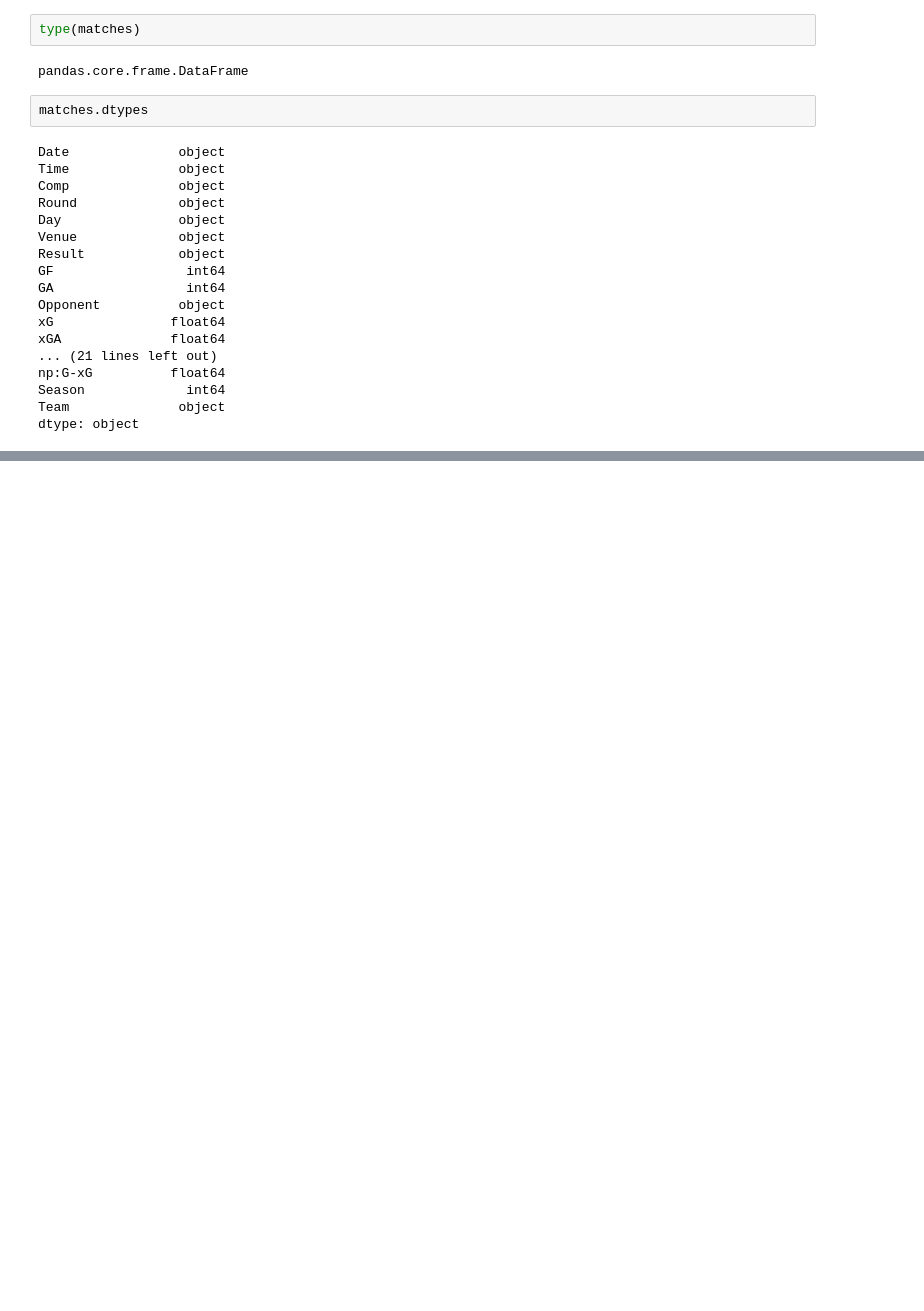
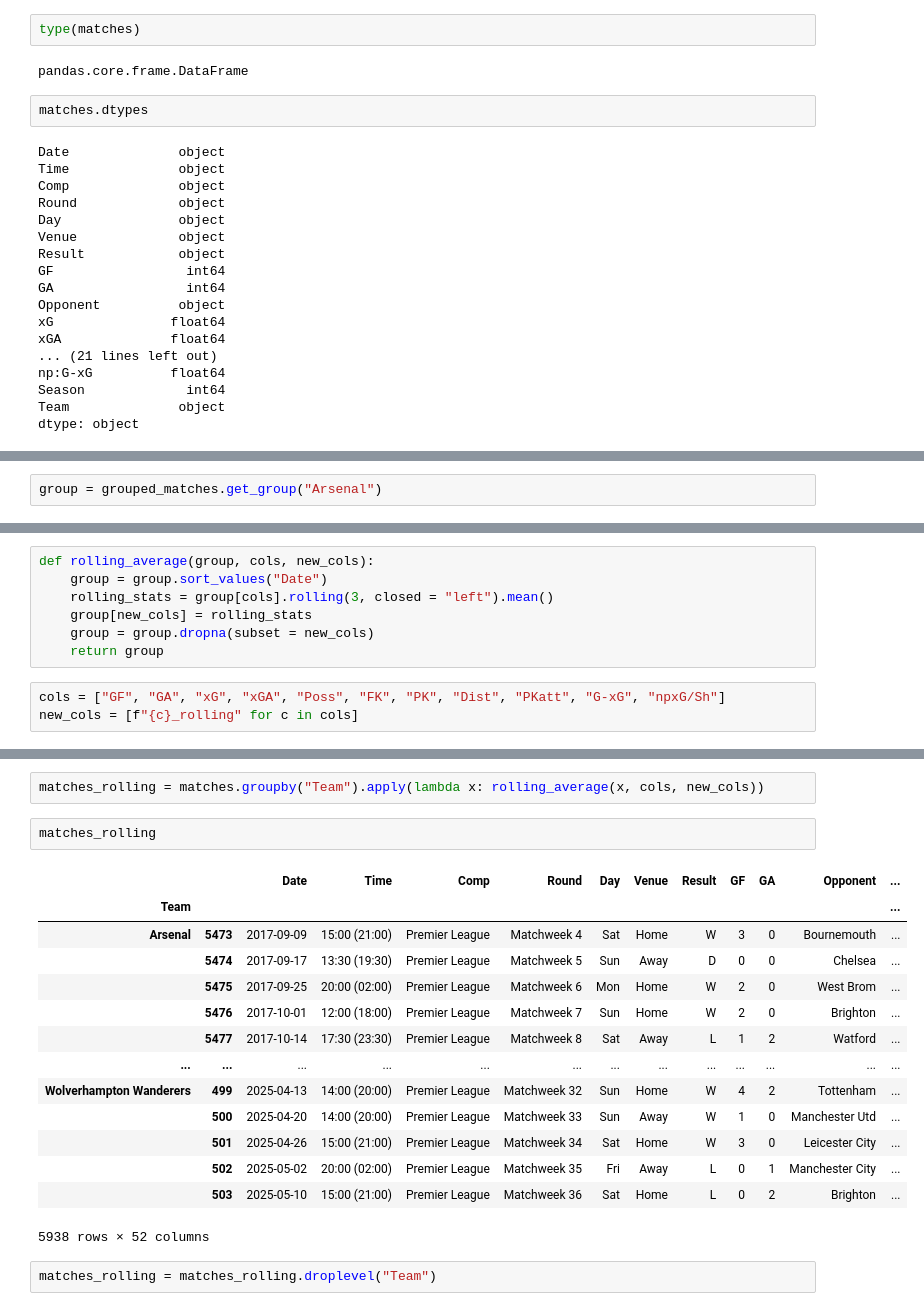
Before and after one commit to thanhbinh911/ML-Project-Football-Prediction, a Jupyter notebook: training.ipynb, the cells around one changed output, grey strips where cells are left out. Saved outputs shown, nothing was run; the diff lists cells and outputs as text; blank space fills up the shorter version.

```diff
--- a/training.ipynb
+++ b/training.ipynb
@@ -46,0 +167,2 @@ dtype: object
+# %%
+group = grouped_matches.get_group("Arsenal")
@@ -46,0 +185,10 @@ dtype: object
+# %%
+def rolling_average(group, cols, new_cols):
+    group = group.sort_values("Date")
+    rolling_stats = group[cols].rolling(3, closed = "left").mean()
+    group[new_cols] = rolling_stats
+    group = group.dropna(subset = new_cols)
+    return group
+# %%
+cols = ["GF", "GA", "xG", "xGA", "Poss", "FK", "PK", "Dist", "PKatt", "G-xG", "npxG/Sh"]
+new_cols = [f"{c}_rolling" for c in cols]
@@ -46,0 +225,21 @@ dtype: object
+# %%
+matches_rolling = matches.groupby("Team").apply(lambda x: rolling_average(x, cols, new_cols))
+# %%
+matches_rolling
+# %% [output]
+|  |  | Date | Time | Comp | Round | Day | Venue | Result | GF | GA | Opponent | ... |
+| Team |  |  |  |  |  |  |  |  |  |  |  | ... |
+| Arsenal | 5473 | 2017-09-09 | 15:00 (21:00) | Premier League | Matchweek 4 | Sat | Home | W | 3 | 0 | Bournemouth | ... |
+|  | 5474 | 2017-09-17 | 13:30 (19:30) | Premier League | Matchweek 5 | Sun | Away | D | 0 | 0 | Chelsea | ... |
+|  | 5475 | 2017-09-25 | 20:00 (02:00) | Premier League | Matchweek 6 | Mon | Home | W | 2 | 0 | West Brom | ... |
+|  | 5476 | 2017-10-01 | 12:00 (18:00) | Premier League | Matchweek 7 | Sun | Home | W | 2 | 0 | Brighton | ... |
+|  | 5477 | 2017-10-14 | 17:30 (23:30) | Premier League | Matchweek 8 | Sat | Away | L | 1 | 2 | Watford | ... |
+| ... | ... | ... | ... | ... | ... | ... | ... | ... | ... | ... | ... | ... |
+| Wolverhampton Wanderers | 499 | 2025-04-13 | 14:00 (20:00) | Premier League | Matchweek 32 | Sun | Home | W | 4 | 2 | Tottenham | ... |
+|  | 500 | 2025-04-20 | 14:00 (20:00) | Premier League | Matchweek 33 | Sun | Away | W | 1 | 0 | Manchester Utd | ... |
+|  | 501 | 2025-04-26 | 15:00 (21:00) | Premier League | Matchweek 34 | Sat | Home | W | 3 | 0 | Leicester City | ... |
+|  | 502 | 2025-05-02 | 20:00 (02:00) | Premier League | Matchweek 35 | Fri | Away | L | 0 | 1 | Manchester City | ... |
+|  | 503 | 2025-05-10 | 15:00 (21:00) | Premier League | Matchweek 36 | Sat | Home | L | 0 | 2 | Brighton | ... |
+5938 rows × 52 columns
+# %%
+matches_rolling = matches_rolling.droplevel("Team")
```
Also changed, not shown: parts of 47 cells of this notebook.
